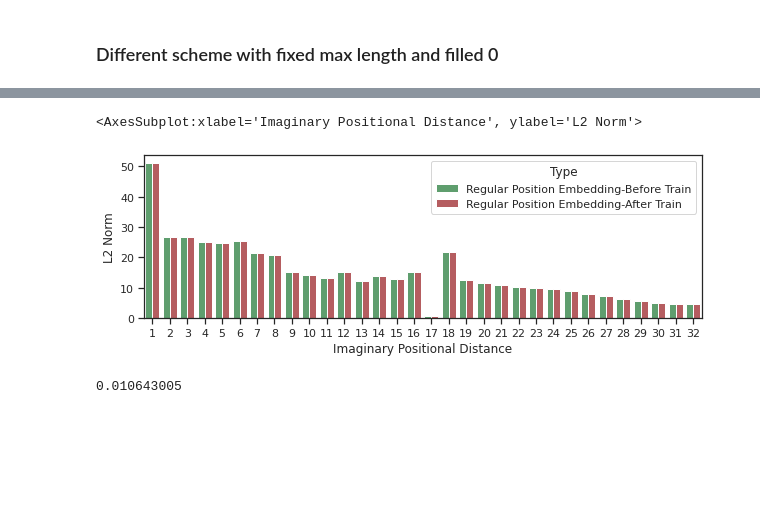
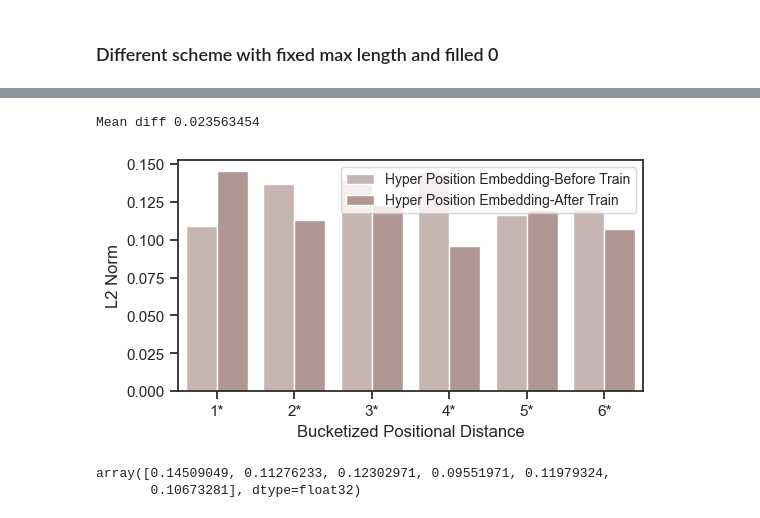
Before and after one commit to huynhducloi00/label-words-are-anchors, a Jupyter notebook: verify_unifiedqa/google-t5/plot_options.ipynb, the cells around one changed output, grey strips where cells are left out. Saved outputs shown, nothing was run; the diff lists cells and outputs as text; code cells hidden in the pictures; blank space fills up the shorter version.

```diff
--- a/verify_unifiedqa/google-t5/plot_options.ipynb
+++ b/verify_unifiedqa/google-t5/plot_options.ipynb
@@ -126,27 +196,18 @@ ax[1].legend().remove()
-# %%
-from numpy import linalg
-regular_before,_   = pickle.load(
-    open('Scheme.Undirected_6w_weight_before.pkl', 'rb'))
-regular_after   = pickle.load(
-    open('Scheme.MC-ED_positional_emb.pkl', 'rb'))
-kk={'Type':[],'Imaginary Positional Distance':[],'L2 Norm':[]}
-for index, m in enumerate(regular_before):
-    kk['Type'].append('Regular Position Embedding-Before Train')
-    kk['Imaginary Positional Distance'].append(index+1)
-    kk['L2 Norm'].append(linalg.norm(m))
-
-for index, m in enumerate(regular_after):
-    kk['Type'].append('Regular Position Embedding-After Train')
-    kk['Imaginary Positional Distance'].append(index+1)
-    kk['L2 Norm'].append(linalg.norm(m))
-
-df_norm = DataFrame(kk)
-plt.rcParams['figure.figsize']=(10,3)
-sns.barplot(df_norm, x='Imaginary Positional Distance', y='L2 Norm', hue='Type',palette=["C2","C3"])
-# %% [output]
-<AxesSubplot:xlabel='Imaginary Positional Distance', ylabel='L2 Norm'>
-[figure, removed]
+# %%
+fig, ax = plt.subplots(1, 1, figsize=(6, 3))
+df1=df_norm[df_norm['Type'].apply(lambda x:'Hyper' in x)]
+sns.barplot(df1, x=x_label,ax=ax, y='L2 Norm', hue='Type',palette=hyper_color[:2])
+ax.legend(fontsize=10)
+ax.figure.savefig('hyper_only_6.png',bbox_inches='tight', dpi=300)
+before=df1[df1.Type.apply(lambda x:'Before' in x)]['L2 Norm'].to_numpy()
+after=df1[df1.Type.apply(lambda x:'After' in x)]['L2 Norm'].to_numpy()
+print('Mean diff',np.array([abs(linalg.norm(before[i])-linalg.norm(after[i])) for i in range(len(before))]).mean())
+# %% [output]
+Mean diff 0.023563454
+[figure, added]
 # %%
-np.array([abs(linalg.norm(regular_before[i])-linalg.norm(regular_after[i])) for i in range(32)]).mean()
+after.to_numpy()
+# [linalg.norm(after[i]) for i in range(6)]
 # %% [output]
-0.010643005
+array([0.14509049, 0.11276233, 0.12302971, 0.09551971, 0.11979324,
+       0.10673281], dtype=float32)
```
Also changed, not shown: parts of 11 cells of this notebook.
